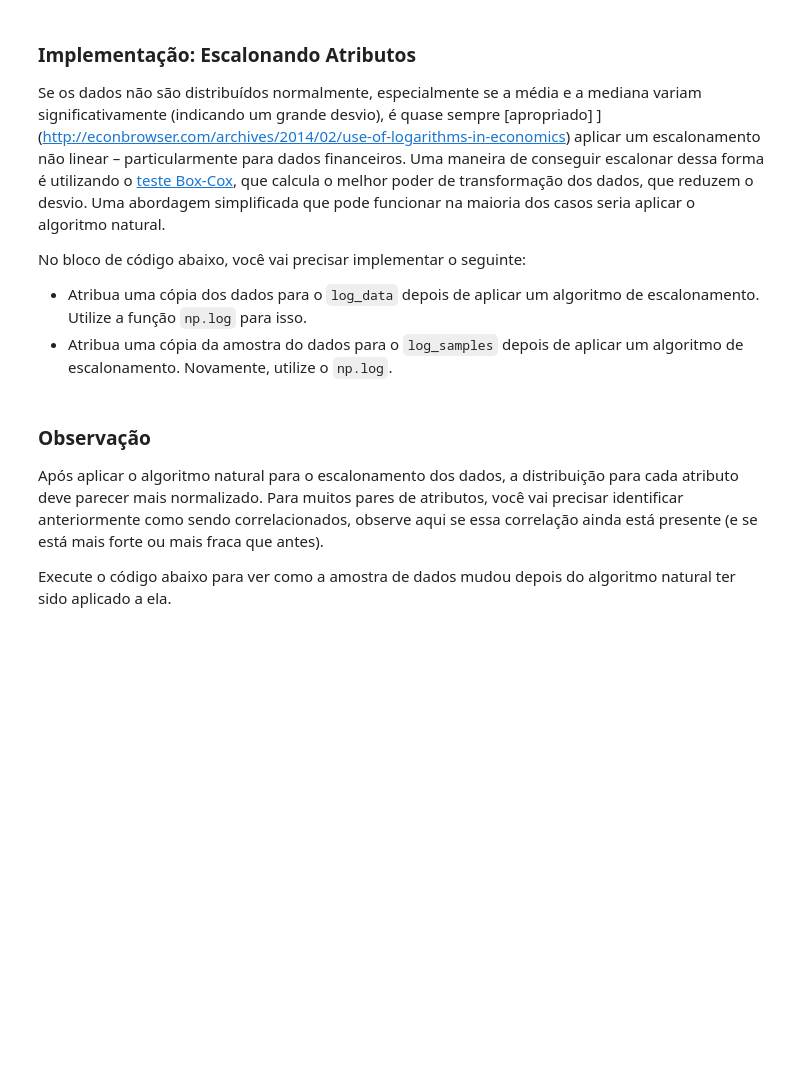
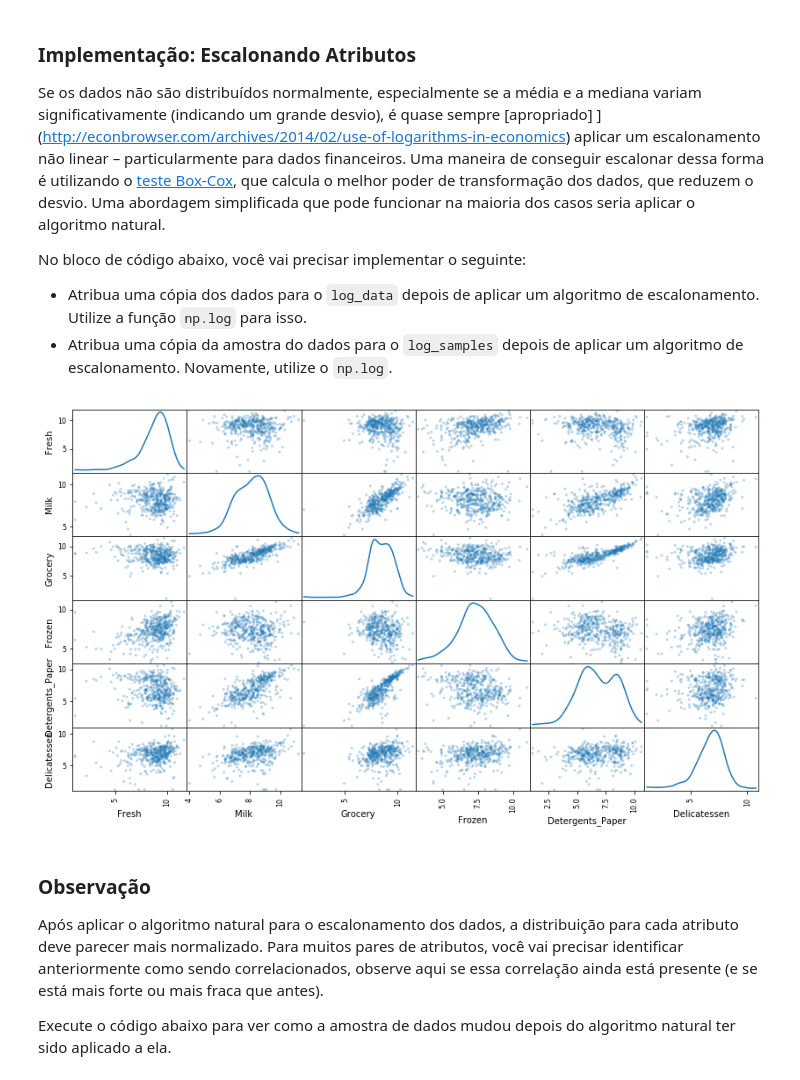
Before and after one commit to rafaelnovello/Machine-Learning-Nanodegree, a Jupyter notebook: 4-Unsupervised-Learning/Project/customer_segments_PT.ipynb, the cells around one changed output. Saved outputs shown, nothing was run; the diff lists cells and outputs as text; code cells hidden in the pictures; blank space fills up the shorter version.

```diff
--- a/4-Unsupervised-Learning/Project/customer_segments_PT.ipynb
+++ b/4-Unsupervised-Learning/Project/customer_segments_PT.ipynb
@@ -164,13 +164,15 @@ No bloco de código abaixo, você vai precisar implementar o seguinte:
  - Atribua uma cópia da amostra do dados para o `log_samples` depois de aplicar um algoritmo de escalonamento. Novamente, utilize o `np.log`.
 # %%
 # TODO: Escalone os dados utilizando o algoritmo natural
-log_data = None
+log_data = np.log(data)
 
 # TODO: Escalone a amostra de dados utilizando o algoritmo natural
-log_samples = None
+log_samples = np.log(samples)
 
 # Produza uma matriz de dispersão para cada par de atributos novos-transformados
 pd.scatter_matrix(log_data, alpha = 0.3, figsize = (14,8), diagonal = 'kde');
+# %% [output]
+[figure, added]
 # %% [markdown]
 ### Observação
 Após aplicar o algoritmo natural para o escalonamento dos dados, a distribuição para cada atributo deve parecer mais normalizado. Para muitos pares de atributos, você vai precisar identificar anteriormente como sendo correlacionados, observe aqui se essa correlação ainda está presente (e se está mais forte ou mais fraca que antes).
```
Also changed, not shown: parts of 5 cells of this notebook, 1 other file.
